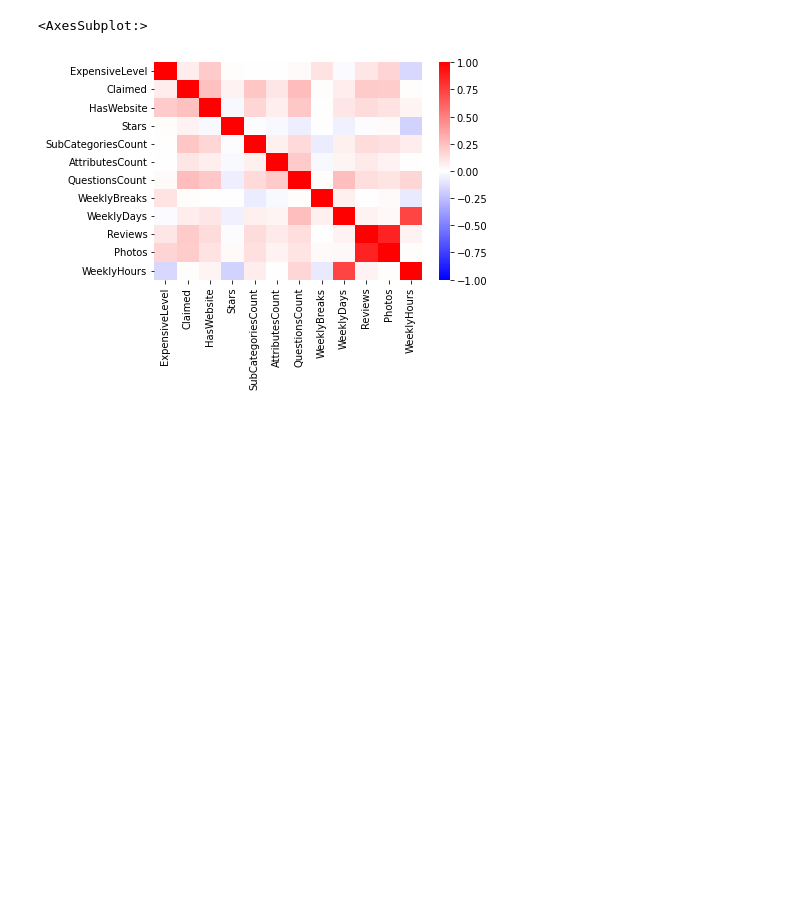
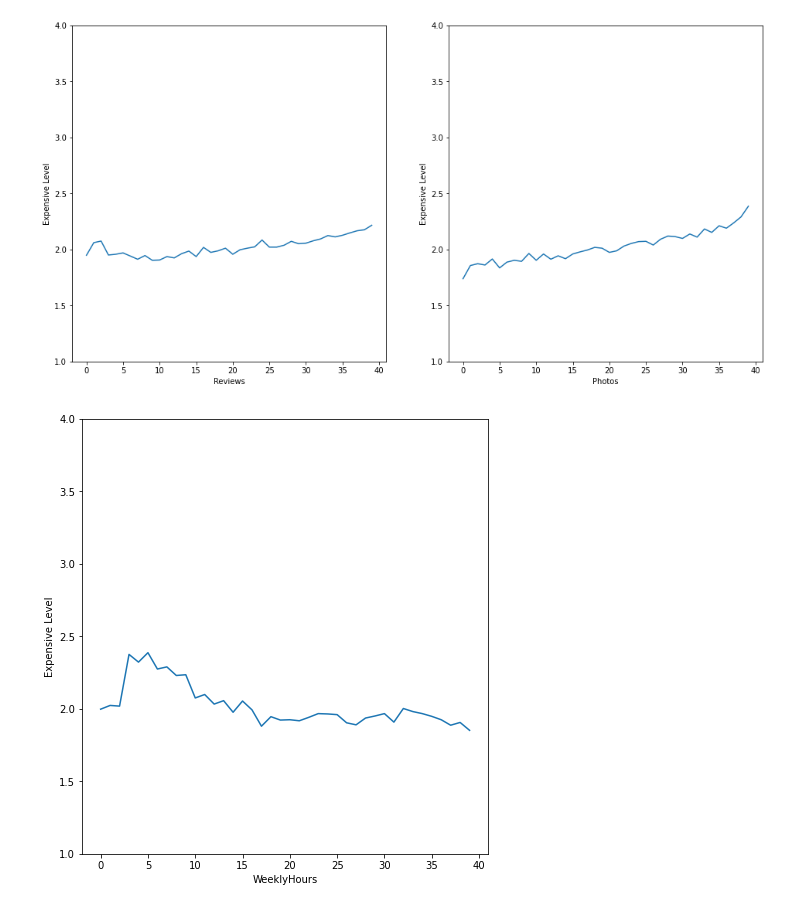
Before and after one commit to omer-priel/TheRootOfDataScience, a Jupyter notebook: notebooks/main_regression.ipynb, the cells around one changed output. Cells and saved outputs as stored; diff of their text form; code cells hidden in the pictures; blank space fills up the shorter version.

```diff
--- a/notebooks/main_regression.ipynb
+++ b/notebooks/main_regression.ipynb
@@ -240,13 +248,38 @@ if SHOW_IN_DEVELOPMENT:
 <Figure size 1152x576 with 0 Axes>
+# %%
+## calculates the probability based on sections
+
+if SHOW_IN_RELEASE:
+
+    sections=40
+    atter_name = 'mean'
+    elements_in_line = 2
+    printed_columns = prime_non_countable_columns
+
+    printed_columns += np.full(elements_in_line-len(printed_columns)%elements_in_line, None).tolist()
+    while len(printed_columns) > 0:
+        now_columns = printed_columns[:elements_in_line]
+        indexs = []
+        values = []
+        for column in now_columns:
+            if column is None:
+                indexs += [None]
+                values += [None]
+            else:
+                new_df = df[[target_column, column]].sort_values(column)
+                length = len(new_df)
+                new_df["Sections"] = df.index//(length/sections)
+                section_name = range(0,100,100//sections)
+                atter_df = new_df[[target_column, "Sections"]].groupby(["Sections"])
+                atter_df = getattr(atter_df, atter_name)()
+
+                indexs += [atter_df.index]
+                values += [atter_df[target_column].values]
+
+        disply_atter_per_column(indexs, values, printed_columns[:elements_in_line], 1.0, 4.0)
+        printed_columns = printed_columns[elements_in_line:]
+# %% [output]
+[figure, added]
+[figure, added]
 # %%
-corr_matrix = df[[target_column] + prime_columns].corr()
-sns.heatmap(
-    corr_matrix,
-    vmin = -1,
-    vmax = 1,
-    center = 0,
-    cmap = plt.cm.get_cmap("bwr")
-    )
+# All the feactures gives bad results
-# %% [output]
-<AxesSubplot:>
-[figure, removed]
```
Also changed, not shown: parts of 32 cells of this notebook.
